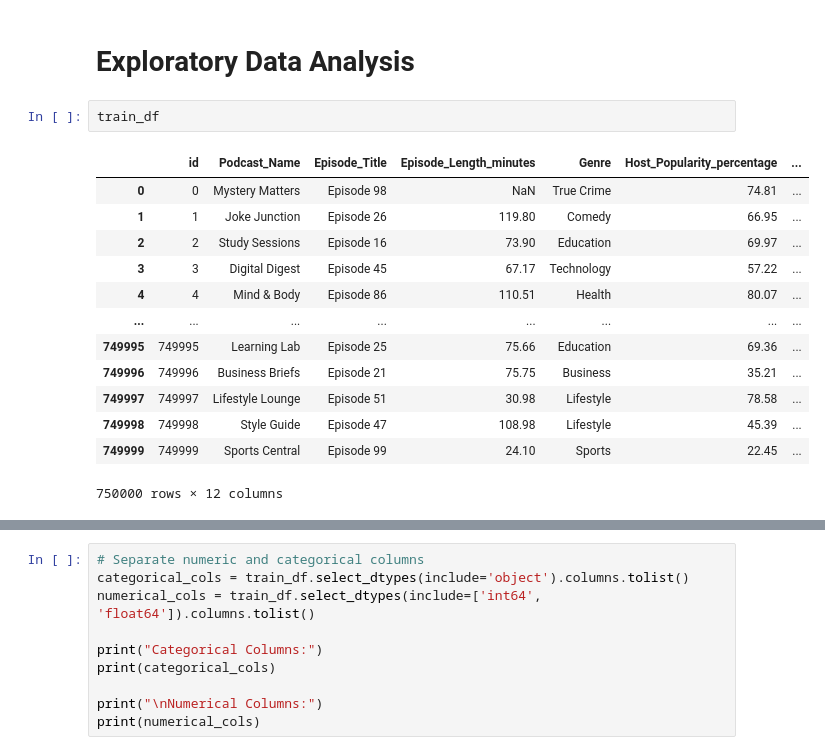
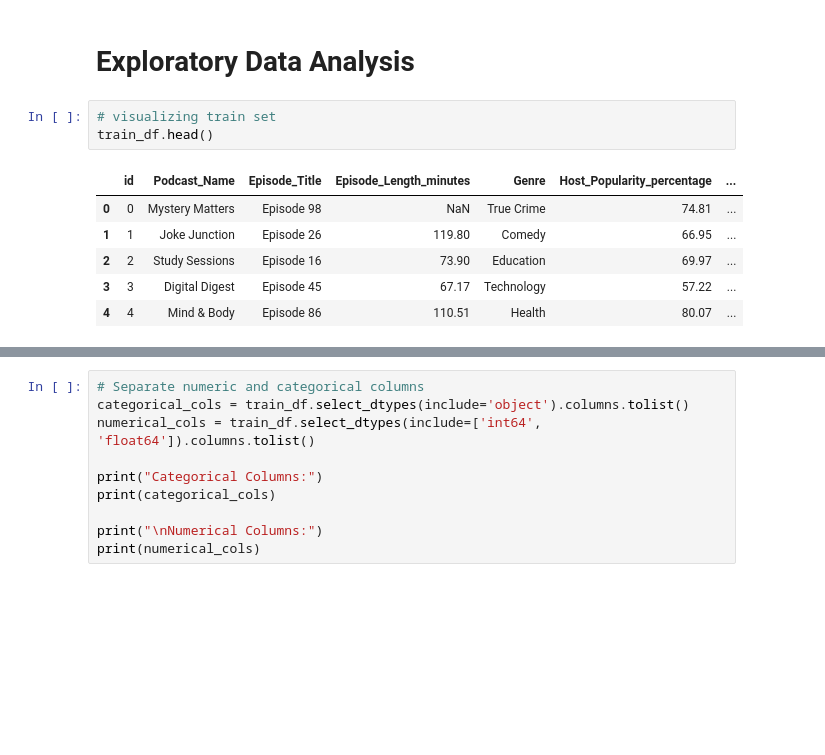
Before and after one commit to Elvis-Jekir/podcast_prediction, a Jupyter notebook: Podcast_Prediction.ipynb, the cells around one changed output, grey strips where cells are left out. Cells and saved outputs as stored; diff of their text form; blank space fills up the shorter version.

```diff
--- a/Podcast_Prediction.ipynb
+++ b/Podcast_Prediction.ipynb
@@ -43,19 +39,13 @@ test_df = pd.read_csv('test.csv')
 # %% [markdown]
 # Exploratory Data Analysis
 # %%
-train_df
+# visualizing train set
+train_df.head()
 # %% [output]
 |  | id | Podcast_Name | Episode_Title | Episode_Length_minutes | Genre | Host_Popularity_percentage | ... |
 | 0 | 0 | Mystery Matters | Episode 98 | NaN | True Crime | 74.81 | ... |
 | 1 | 1 | Joke Junction | Episode 26 | 119.80 | Comedy | 66.95 | ... |
 | 2 | 2 | Study Sessions | Episode 16 | 73.90 | Education | 69.97 | ... |
 | 3 | 3 | Digital Digest | Episode 45 | 67.17 | Technology | 57.22 | ... |
 | 4 | 4 | Mind & Body | Episode 86 | 110.51 | Health | 80.07 | ... |
-| ... | ... | ... | ... | ... | ... | ... | ... |
-| 749995 | 749995 | Learning Lab | Episode 25 | 75.66 | Education | 69.36 | ... |
-| 749996 | 749996 | Business Briefs | Episode 21 | 75.75 | Business | 35.21 | ... |
-| 749997 | 749997 | Lifestyle Lounge | Episode 51 | 30.98 | Lifestyle | 78.58 | ... |
-| 749998 | 749998 | Style Guide | Episode 47 | 108.98 | Lifestyle | 45.39 | ... |
-| 749999 | 749999 | Sports Central | Episode 99 | 24.10 | Sports | 22.45 | ... |
-750000 rows × 12 columns
 # %%
```
Also changed, not shown: parts of 6 cells of this notebook.
